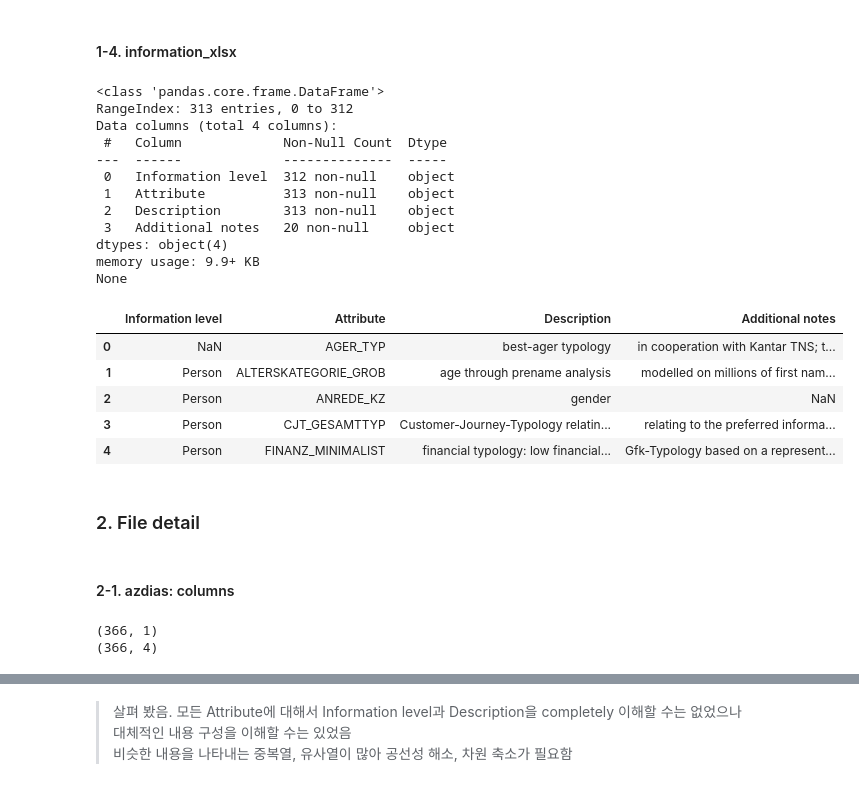
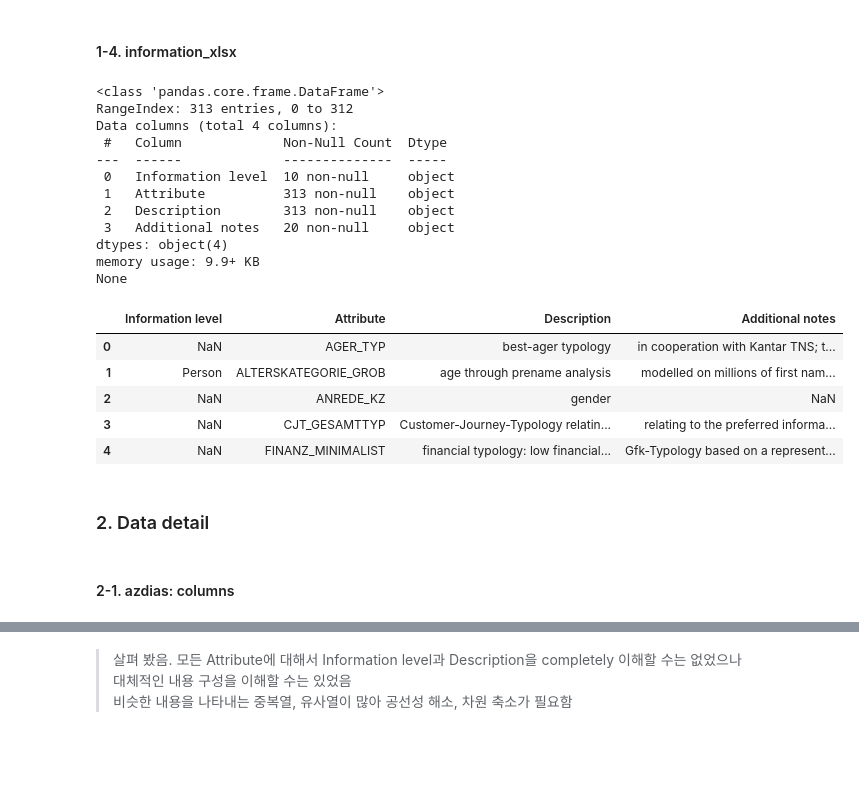
Before and after one commit to jaeyoun-chang/u_city_capstone, a Jupyter notebook: Arvato Project Workbook.ipynb, the cells around one changed output, grey strips where cells are left out. Drawn from its saved outputs; the diff is of its cells as text; code cells hidden in the pictures; blank space fills up the shorter version.

```diff
--- a/Arvato Project Workbook.ipynb
+++ b/Arvato Project Workbook.ipynb
@@ -242,34 +251,36 @@ None
 # %% [markdown]
 #### 1-4. information_xlsx
 # %%
-# information_xlsx
+'''
+load and file structure
+'''
 
-information_xlsx = pd.read_excel('DIAS Information Levels - Attributes 2017.xlsx', header=1)
-
-# 1st column has no info
-information_xlsx = information_xlsx.iloc[:, 1:]
+information_xlsx = pd.read_excel(
+    'DIAS Information Levels - Attributes 2017.xlsx', header=1).iloc[:, 1:]
+information_xlsx.name = 'information_xlsx'
 
 # only 1st lines of information have values
-information_xlsx['Information level'] = information_xlsx['Information level'].fillna(method = 'ffill')
+information_xlsx['Information level'] = information_xlsx[
+    'Information level'].fillna(method = 'ffill')
 
 print (information_xlsx.info())
 information_xlsx.head()
 # %% [output]
 <class 'pandas.core.frame.DataFrame'>
 RangeIndex: 313 entries, 0 to 312
 Data columns (total 4 columns):
  #   Column             Non-Null Count  Dtype
 ---  ------             --------------  -----
- 0   Information level  312 non-null    object
+ 0   Information level  10 non-null     object
  1   Attribute          313 non-null    object
  2   Description        313 non-null    object
  3   Additional notes   20 non-null     object
 dtypes: object(4)
 memory usage: 9.9+ KB
 None
 |  | Information level | Attribute | Description | Additional notes |
 | 0 | NaN | AGER_TYP | best-ager typology | in cooperation with Kantar TNS; t... |
 | 1 | Person | ALTERSKATEGORIE_GROB | age through prename analysis | modelled on millions of first nam... |
-| 2 | Person | ANREDE_KZ | gender | NaN |
-| 3 | Person | CJT_GESAMTTYP | Customer-Journey-Typology relatin... | relating to the preferred informa... |
-| 4 | Person | FINANZ_MINIMALIST | financial typology: low financial... | Gfk-Typology based on a represent... |
+| 2 | NaN | ANREDE_KZ | gender | NaN |
+| 3 | NaN | CJT_GESAMTTYP | Customer-Journey-Typology relatin... | relating to the preferred informa... |
+| 4 | NaN | FINANZ_MINIMALIST | financial typology: low financial... | Gfk-Typology based on a represent... |
@@ -278,5 +287,5 @@ None
 # %% [markdown]
-### 2. File detail
+### 2. Data detail
 # %% [markdown]
 #### 2-1. azdias: columns
 # %%
@@ -287,9 +296,6 @@ print (col_val_azdias.shape)
 # add information on Attribute from Information_xlsx
 col_val_azdias_desc = col_val_azdias.merge(information_xlsx, how = 'left')
 print (col_val_azdias_desc.shape)
-# %% [output]
-(366, 1)
-(366, 4)
 # %%
 '''
 For values of Attribute without Description, I added a column of
```
Also changed, not shown: parts of 40 cells of this notebook.
